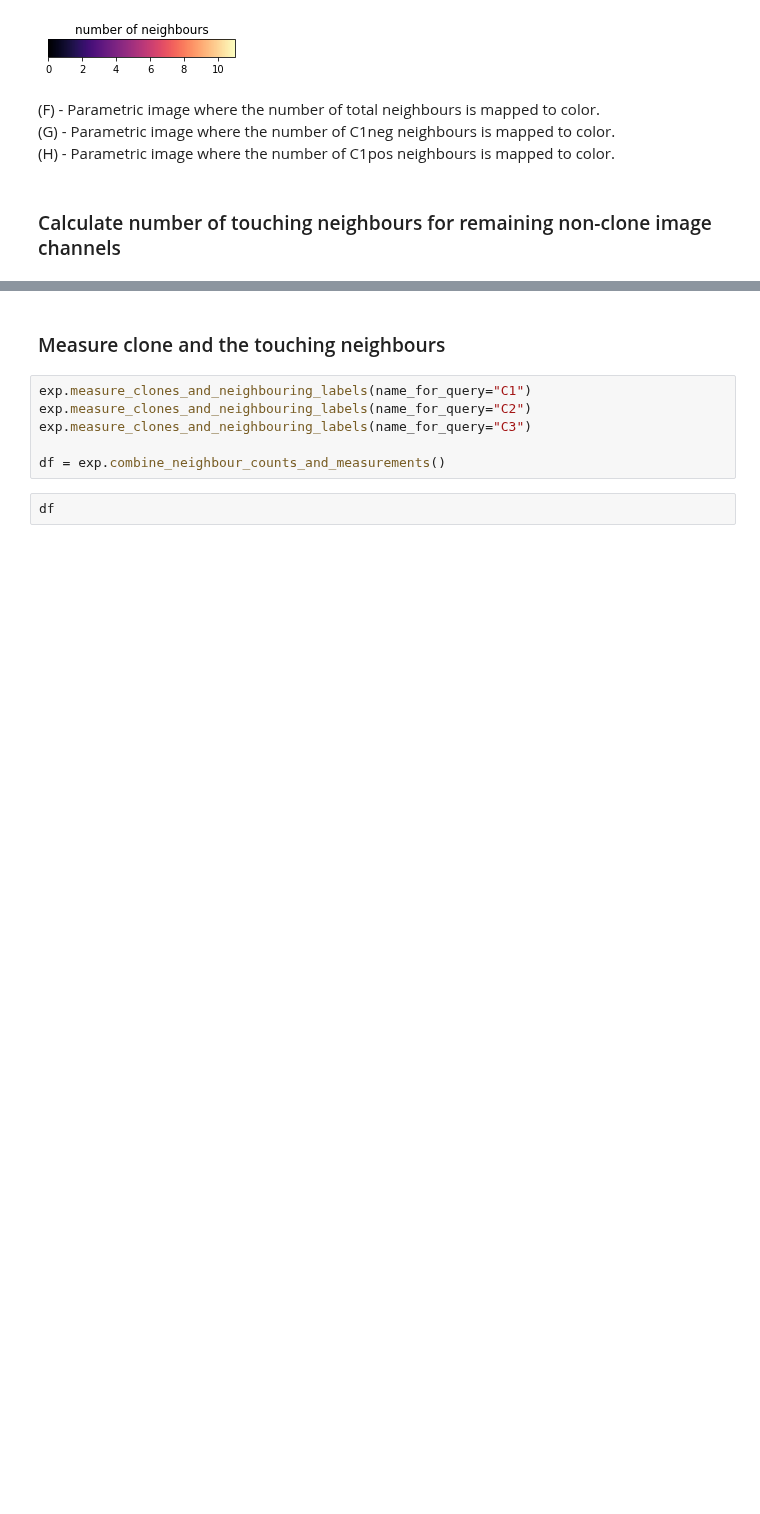
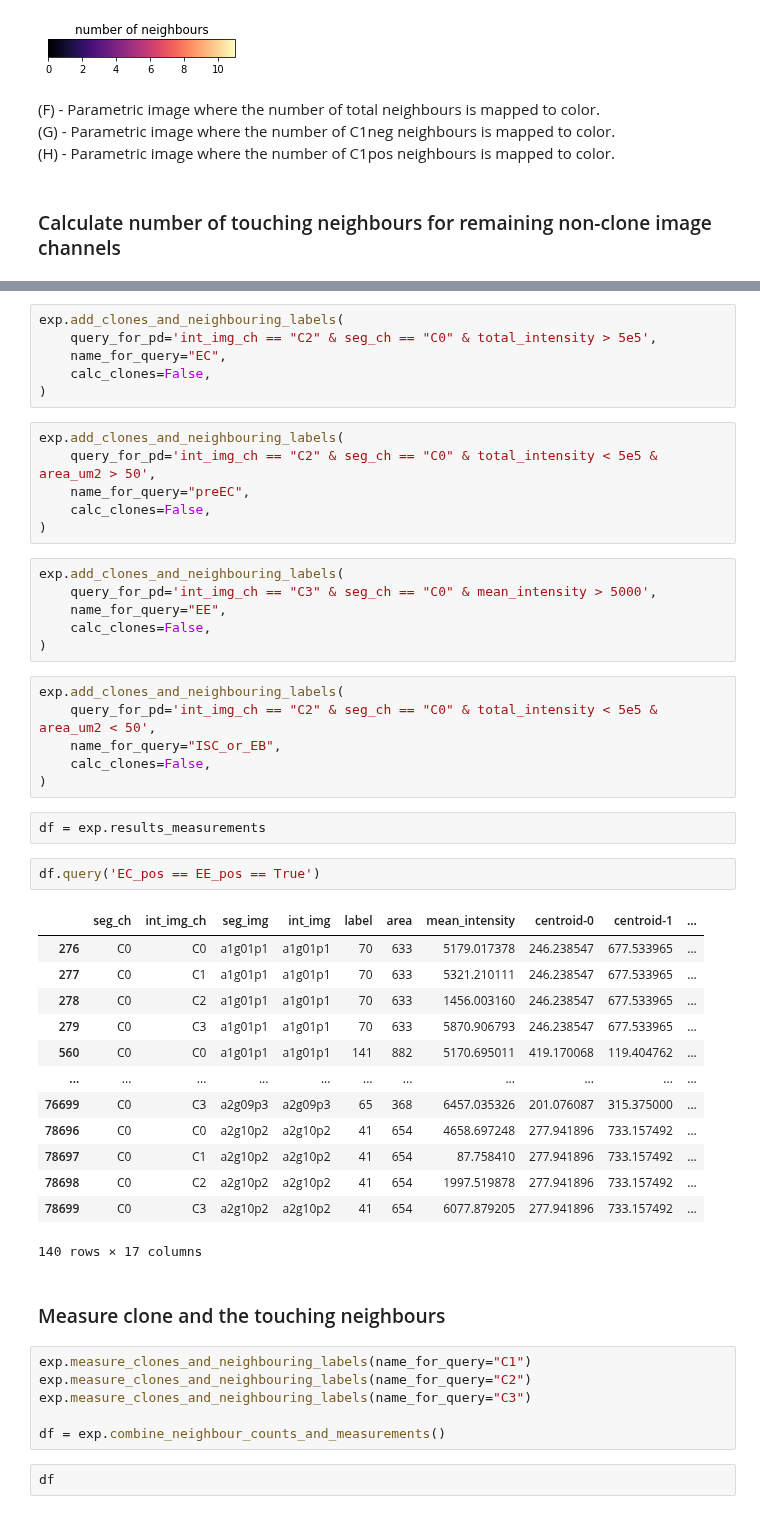
Before and after one commit to morriso1/clonedetective, a Jupyter notebook: 03_Tutorial_simple_walkthrough.ipynb, the cells around one changed output, grey strips where cells are left out. Cells and saved outputs as stored; diff of their text form; blank space fills up the shorter version.

```diff
--- a/03_Tutorial_simple_walkthrough.ipynb
+++ b/03_Tutorial_simple_walkthrough.ipynb
@@ -449,3 +441,45 @@ exp.add_clones_and_neighbouring_labels(
+# %%
+exp.add_clones_and_neighbouring_labels(
+    query_for_pd='int_img_ch == "C2" & seg_ch == "C0" & total_intensity > 5e5',
+    name_for_query="EC",
+    calc_clones=False,
+)
+# %%
+exp.add_clones_and_neighbouring_labels(
+    query_for_pd='int_img_ch == "C2" & seg_ch == "C0" & total_intensity < 5e5 & area_um2 > 50',
+    name_for_query="preEC",
+    calc_clones=False,
+)
+# %%
+exp.add_clones_and_neighbouring_labels(
+    query_for_pd='int_img_ch == "C3" & seg_ch == "C0" & mean_intensity > 5000',
+    name_for_query="EE",
+    calc_clones=False,
+)
+# %%
+exp.add_clones_and_neighbouring_labels(
+    query_for_pd='int_img_ch == "C2" & seg_ch == "C0" & total_intensity < 5e5 & area_um2 < 50',
+    name_for_query="ISC_or_EB",
+    calc_clones=False,
+)
+# %%
+df = exp.results_measurements
+# %%
+df.query('EC_pos == EE_pos == True')
+# %% [output]
+|  | seg_ch | int_img_ch | seg_img | int_img | label | area | mean_intensity | centroid-0 | centroid-1 | ... |
+| 276 | C0 | C0 | a1g01p1 | a1g01p1 | 70 | 633 | 5179.017378 | 246.238547 | 677.533965 | ... |
+| 277 | C0 | C1 | a1g01p1 | a1g01p1 | 70 | 633 | 5321.210111 | 246.238547 | 677.533965 | ... |
+| 278 | C0 | C2 | a1g01p1 | a1g01p1 | 70 | 633 | 1456.003160 | 246.238547 | 677.533965 | ... |
+| 279 | C0 | C3 | a1g01p1 | a1g01p1 | 70 | 633 | 5870.906793 | 246.238547 | 677.533965 | ... |
+| 560 | C0 | C0 | a1g01p1 | a1g01p1 | 141 | 882 | 5170.695011 | 419.170068 | 119.404762 | ... |
+| ... | ... | ... | ... | ... | ... | ... | ... | ... | ... | ... |
+| 76699 | C0 | C3 | a2g09p3 | a2g09p3 | 65 | 368 | 6457.035326 | 201.076087 | 315.375000 | ... |
+| 78696 | C0 | C0 | a2g10p2 | a2g10p2 | 41 | 654 | 4658.697248 | 277.941896 | 733.157492 | ... |
+| 78697 | C0 | C1 | a2g10p2 | a2g10p2 | 41 | 654 | 87.758410 | 277.941896 | 733.157492 | ... |
+| 78698 | C0 | C2 | a2g10p2 | a2g10p2 | 41 | 654 | 1997.519878 | 277.941896 | 733.157492 | ... |
+| 78699 | C0 | C3 | a2g10p2 | a2g10p2 | 41 | 654 | 6077.879205 | 277.941896 | 733.157492 | ... |
+140 rows × 17 columns
 # %% [markdown]
 ### Measure clone and the touching neighbours
 # %%
```
Also changed, not shown: parts of 6 cells of this notebook, 2 other files.
